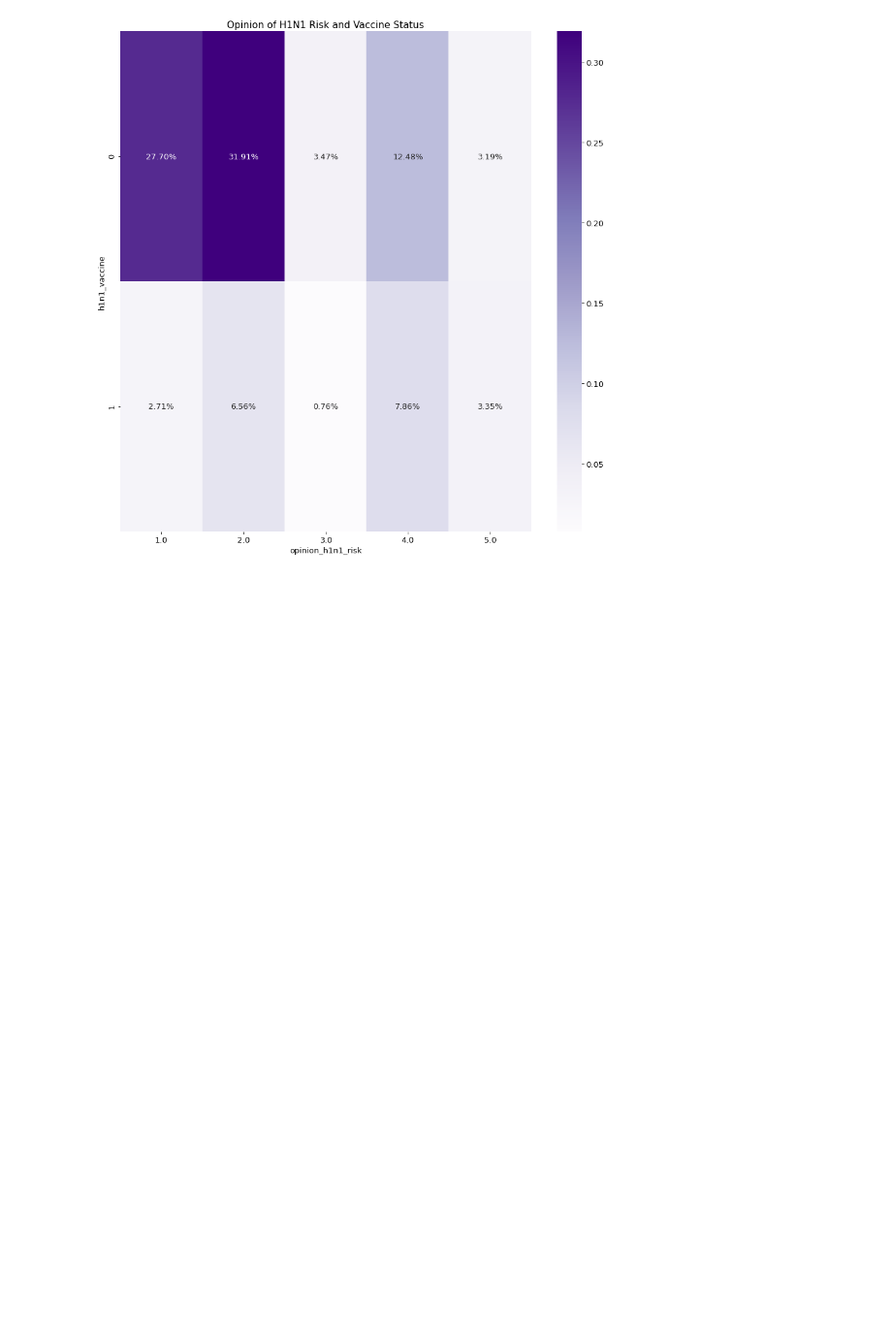
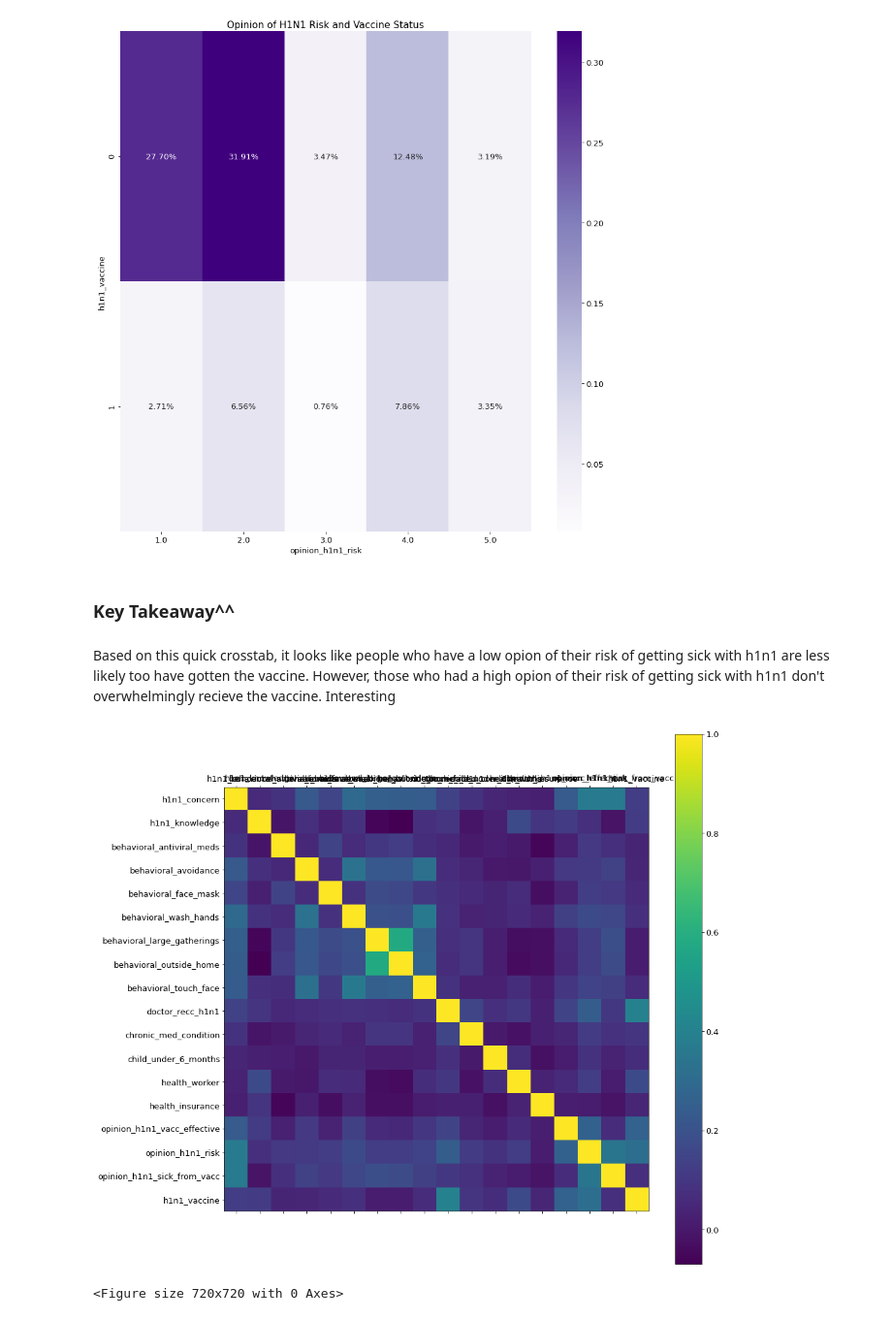
Before and after one commit to JadaShipp/predicting_flu, a Jupyter notebook: predicting_flu_vaccines_final.ipynb, the cells around one changed output. Shown at 97% size. Cells and saved outputs as stored; diff of their text form; code cells hidden in the pictures; blank space fills up the shorter version.

```diff
--- a/predicting_flu_vaccines_final.ipynb
+++ b/predicting_flu_vaccines_final.ipynb
@@ -180,3 +180,12 @@ p     = 0.0000
 explore.opinion_h1n1_status(h1n1_train)
 # %% [output]
 [figure]
+# %% [markdown]
+### Key Takeaway^^
+# %% [markdown]
+Based on this quick crosstab, it looks like people who have a low opion of their risk of getting sick with h1n1 are less likely too have gotten the vaccine. However, those who had a high opion of their risk of getting sick with h1n1 don't overwhelmingly recieve the vaccine. Interesting
+# %%
+explore.create_continueous_heatmap(h1n1_train)
+# %% [output]
+[figure, added]
+<Figure size 720x720 with 0 Axes>
```
Also changed, not shown: parts of 13 cells of this notebook.
